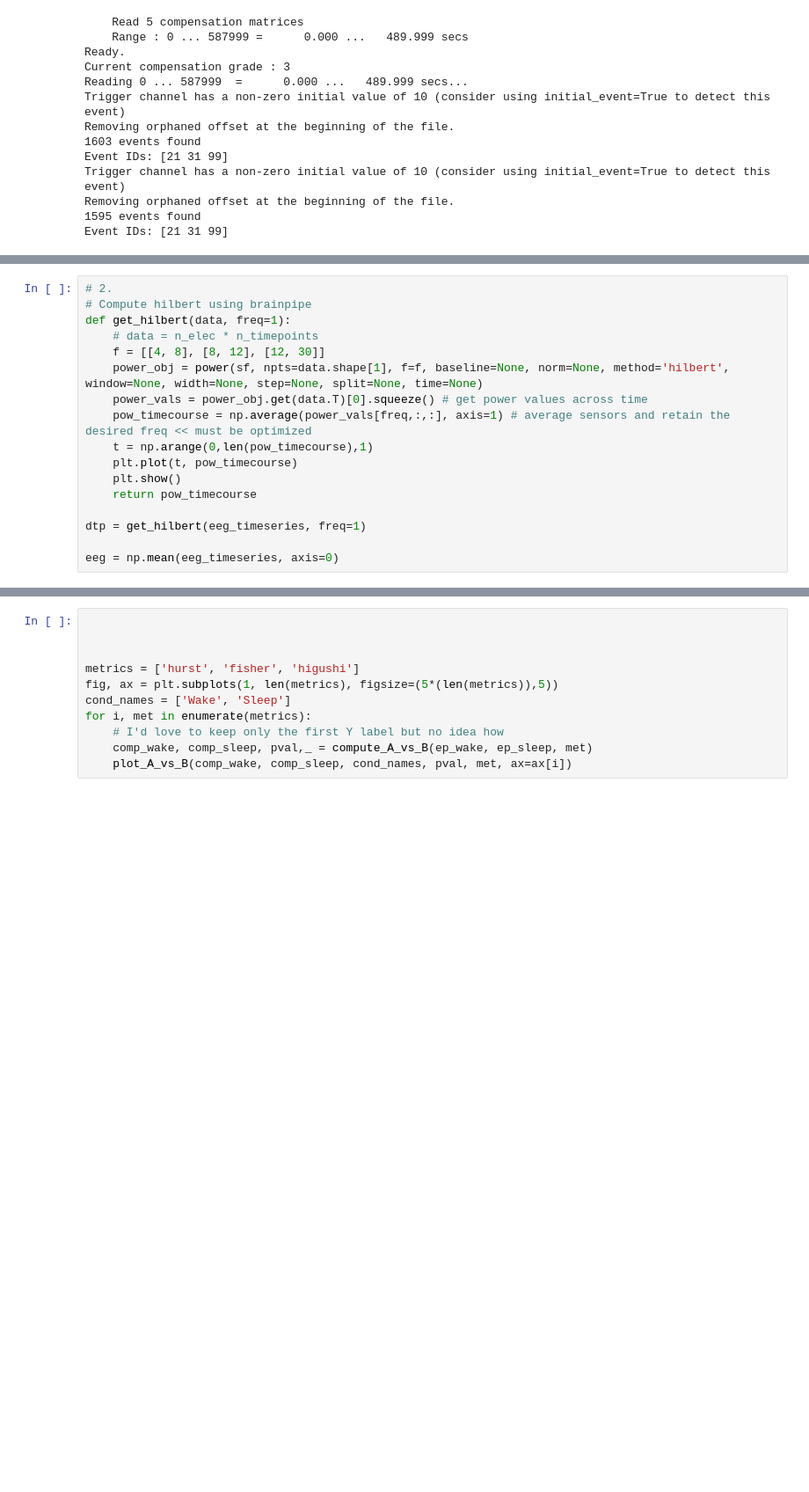
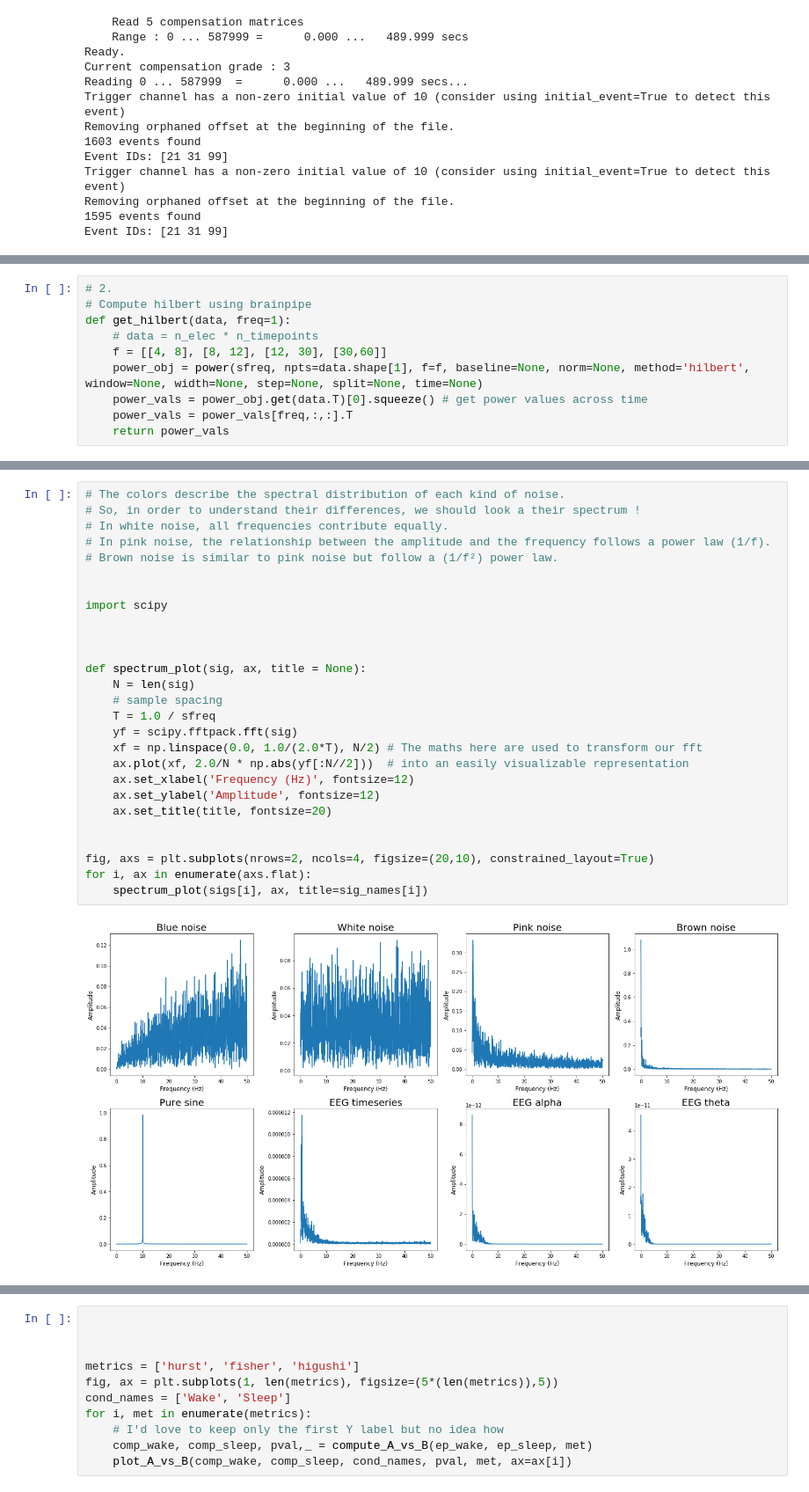
Before and after one commit to hyruuk/neurotuto, a Jupyter notebook: complexity_offline_test.ipynb, the cells around one changed output, grey strips where cells are left out. Shown: that part at 88% size. Cells and saved outputs as stored; diff of their text form; blank space fills up the shorter version.

```diff
--- a/complexity_offline_test.ipynb
+++ b/complexity_offline_test.ipynb
@@ -87,18 +75,11 @@ timeseries_task = slice_into_epochs(raw_task, n_timepoints=3000)
 # Compute hilbert using brainpipe
 def get_hilbert(data, freq=1):
     # data = n_elec * n_timepoints
-    f = [[4, 8], [8, 12], [12, 30]]
-    power_obj = power(sf, npts=data.shape[1], f=f, baseline=None, norm=None, method='hilbert', window=None, width=None, step=None, split=None, time=None)
+    f = [[4, 8], [8, 12], [12, 30], [30,60]]
+    power_obj = power(sfreq, npts=data.shape[1], f=f, baseline=None, norm=None, method='hilbert', window=None, width=None, step=None, split=None, time=None)
     power_vals = power_obj.get(data.T)[0].squeeze() # get power values across time
-    pow_timecourse = np.average(power_vals[freq,:,:], axis=1) # average sensors and retain the desired freq << must be optimized
-    t = np.arange(0,len(pow_timecourse),1)
-    plt.plot(t, pow_timecourse)
-    plt.show()
-    return pow_timecourse
-
-dtp = get_hilbert(eeg_timeseries, freq=1)
-
-eeg = np.mean(eeg_timeseries, axis=0)
+    power_vals = power_vals[freq,:,:].T
+    return power_vals
 # %%
 # 3.
 # Compute complexity using neurokit
@@ -137,0 +149,29 @@ for i, data in enumerate([pure, noise, sim_signal, eeg_freqenv]):
+# %%
+# The colors describe the spectral distribution of each kind of noise.
+# So, in order to understand their differences, we should look a their spectrum !
+# In white noise, all frequencies contribute equally.
+# In pink noise, the relationship between the amplitude and the frequency follows a power law (1/f).
+# Brown noise is similar to pink noise but follow a (1/f²) power law.
+
+
+import scipy
+
+
+
+def spectrum_plot(sig, ax, title = None):
+    N = len(sig)
+    # sample spacing
+    T = 1.0 / sfreq
+    yf = scipy.fftpack.fft(sig)
+    xf = np.linspace(0.0, 1.0/(2.0*T), N/2) # The maths here are used to transform our fft
+    ax.plot(xf, 2.0/N * np.abs(yf[:N//2]))  # into an easily visualizable representation
+    ax.set_xlabel('Frequency (Hz)', fontsize=12)
+    ax.set_ylabel('Amplitude', fontsize=12)
+    ax.set_title(title, fontsize=20)
+
+
+fig, axs = plt.subplots(nrows=2, ncols=4, figsize=(20,10), constrained_layout=True)
+for i, ax in enumerate(axs.flat):
+    spectrum_plot(sigs[i], ax, title=sig_names[i])
+# %% [output]
+[figure, added]
```
Also changed, not shown: parts of 26 cells of this notebook, 2 other files.
